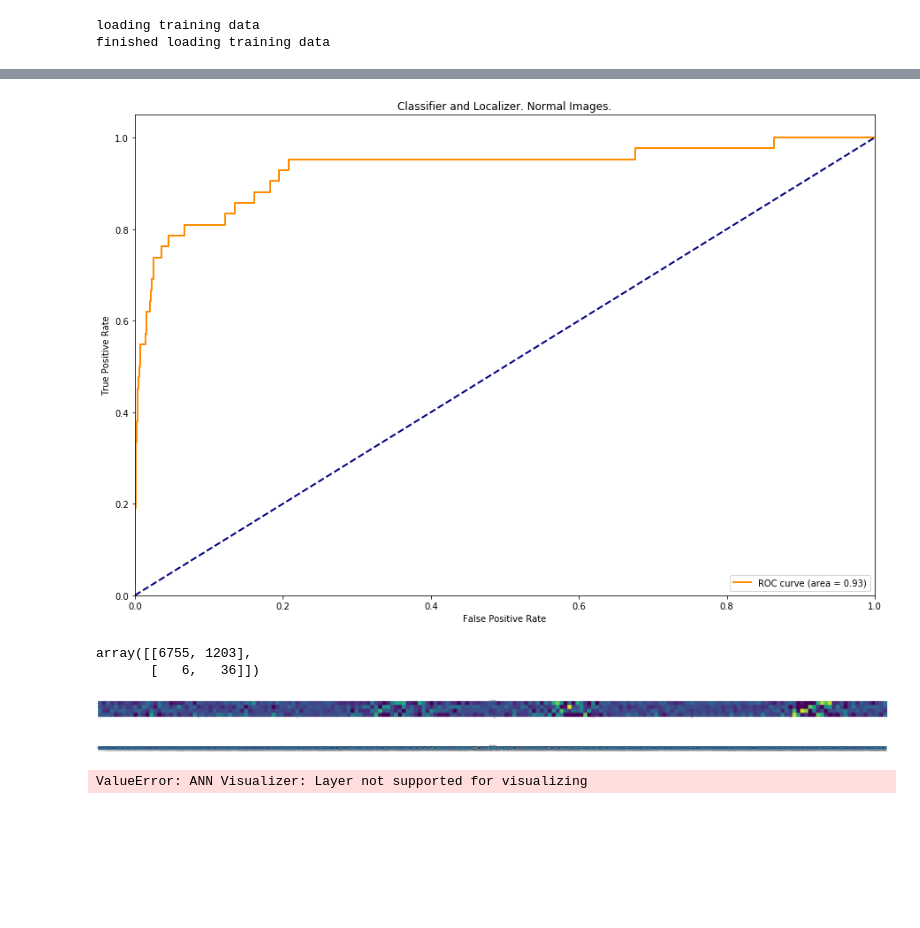
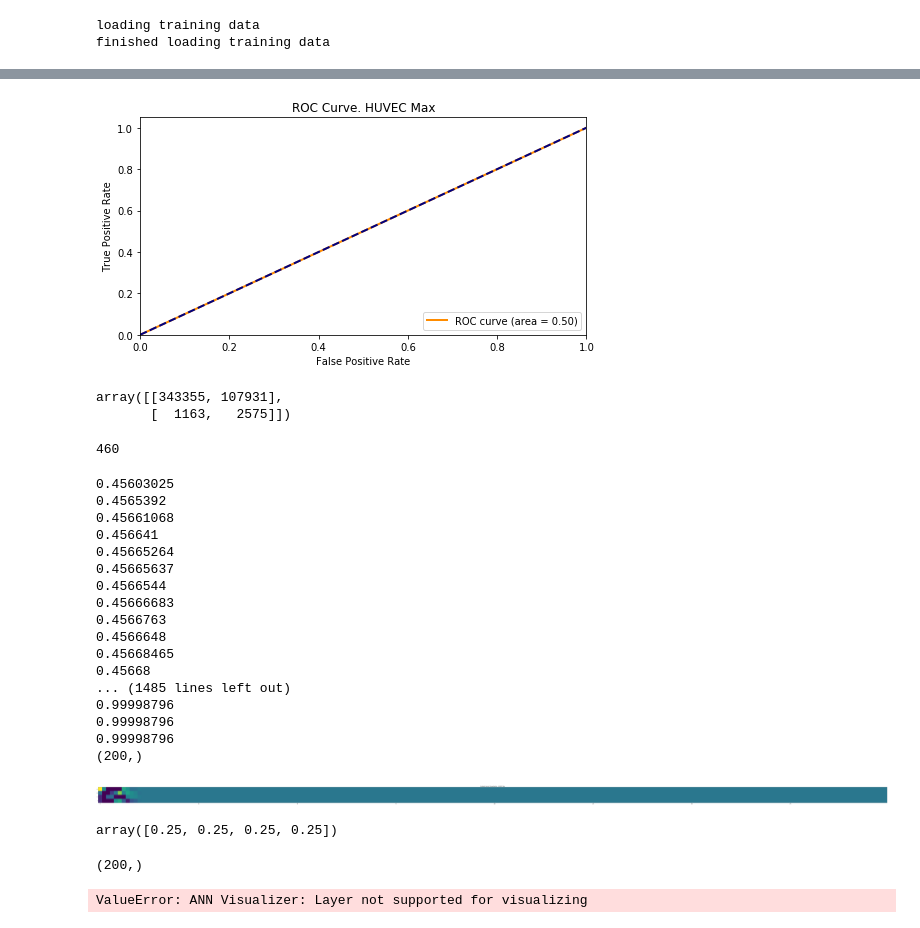
Before and after one commit to siddhantn1/comp_genomics_research, a Jupyter notebook: model.ipynb, the cells around one changed output, grey strips where cells are left out. Saved outputs shown, nothing was run; the diff lists cells and outputs as text; code cells hidden in the pictures; blank space fills up the shorter version.

```diff
--- a/model.ipynb
+++ b/model.ipynb
@@ -253,9 +350,9 @@ print(sum(test_y)/len(test_y))
 # %%
 history = model.fit(x_train[:,400:600,:], to_categorical(y_train),
           batch_size=512,
-          epochs=40,
+          epochs=80,
           shuffle=True,
           validation_data=(valid_x, to_categorical(valid_y)),
-          callbacks=[checkpointer,earlystopper])
+          callbacks=[checkpointer,earlystopper, tensorboard])
 # %% [output]
 Train on 75226 samples, validate on 8000 samples
@@ -277,0 +390,6 @@ Epoch 00040: val_loss did not improve from 30.15706
+# %%
+preds = model.predict(test_x)
+print(preds.shape)
+preds = preds[:,1].reshape(preds.shape[0])
+print(number)
+valid_labels = valid_y
@@ -280,5 +400,0 @@ Epoch 00040: val_loss did not improve from 30.15706
-# %%
-preds = model.predict(valid_x)
-preds = preds[:,1].reshape(preds.shape[0])
-print(number)
-valid_labels = valid_y
@@ -291,5 +415,5 @@ f1_score(valid_y, preds > 0.5, pos_label=1)
 # %%
-fpr, tpr, thresholds = roc_curve(valid_y, preds, pos_label = 1)
+fpr, tpr, thresholds = roc_curve(test_y, preds, pos_label = 1)
 roc_auc = auc(fpr, tpr)
 # %%
 print(roc_auc)
@@ -298,21 +422,22 @@ print(roc_auc)
 # %%
-fig_size = plt.rcParams["figure.figsize"] = [15, 10]
+fig_size = plt.rcParams["figure.figsize"] = [8, 4]
 plt.figure()
 lw = 2
 plt.plot(fpr, tpr, color='darkorange',
          lw=lw, label='ROC curve (area = %0.2f)' % roc_auc)
 plt.plot([0, 1], [0, 1], color='navy', lw=lw, linestyle='--')
 plt.xlim([0.0, 1.0])
 plt.ylim([0.0, 1.05])
 plt.xlabel('False Positive Rate')
 plt.ylabel('True Positive Rate')
-plt.title('Classifier and Localizer. Normal Images.')
+plt.title('ROC Curve. HUVEC Max')
 plt.legend(loc="lower right")
 plt.show()
+#plt.savefig("roc_"+str(number))
 # %% [output]
-[figure, old version]
+[figure, new version]
 # %%
-confusion_matrix(valid_y, preds > 0.5)
+confusion_matrix(test_y, preds > 0.5)
 # %% [output]
-array([[6755, 1203],
-       [   6,   36]])
+array([[343355, 107931],
+       [  1163,   2575]])
@@ -352,11 +501,39 @@ def visualizeClass():
-# %%
-visualizeClass()
-# %% [output]
-[figure, removed]
-# %%
-visualizeClass()
-# %% [output]
-[figure, removed]
+# %%
+number
+# %% [output]
+460
+# %%
+sq= visualizeClass()
+# %% [output]
+0.45603025
+0.4565392
+0.45661068
+0.456641
+0.45665264
+0.45665637
+0.4566544
+0.45666683
+0.4566763
+0.4566648
+0.45668465
+0.45668
+... (1485 lines left out)
+0.99998796
+0.99998796
+0.99998796
+(200,)
+[figure, added]
+# %%
+sq[:,100]
+# %% [output]
+array([0.25, 0.25, 0.25, 0.25])
+# %%
+sequence = np.random.normal(1,0.1, [1,4,200])
+x = np.linalg.norm(sequence[0], 1, axis=0)
+print(x.shape)
+sequence[0] /= np.linalg.norm(sequence[0], 1, axis=0)
+# %% [output]
+(200,)
 # %%
 from ann_visualizer.visualize import ann_viz
 # %%
```
Also changed, not shown: parts of 29 cells of this notebook.
